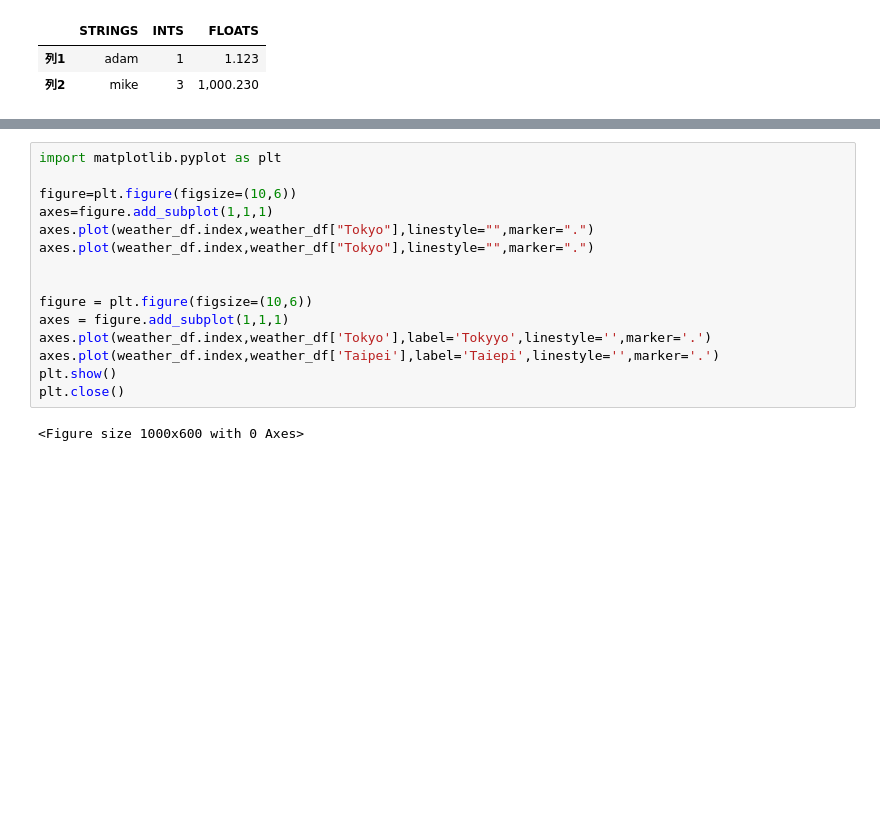
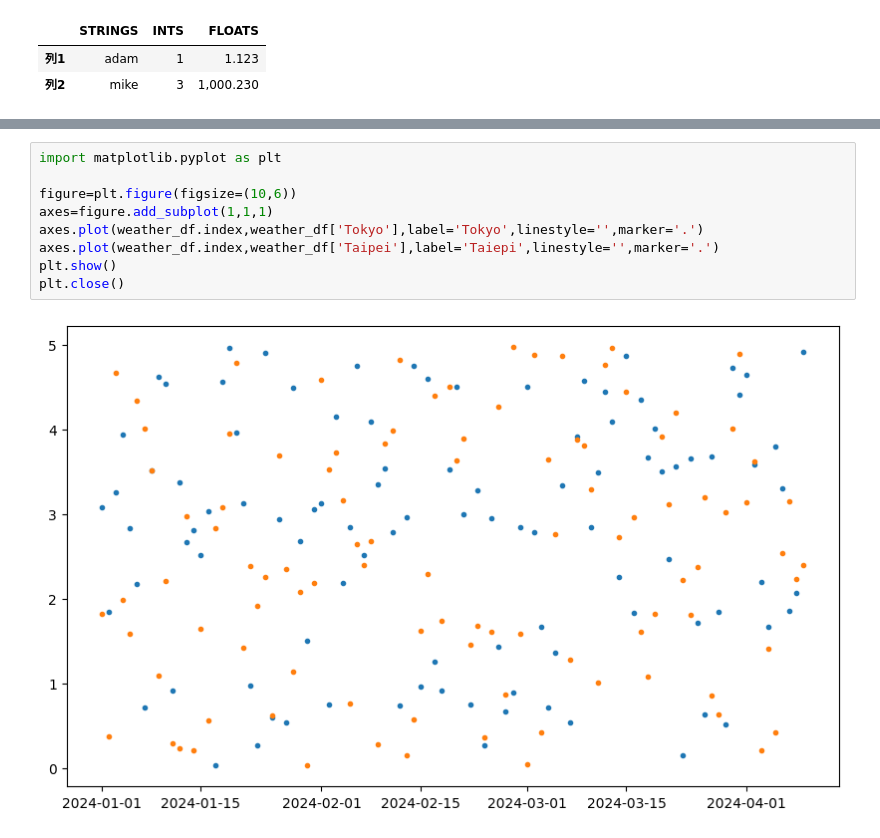
Before and after one commit to hsiulin529/20250501, a Jupyter notebook: lesson17/lesson17_1.ipynb, the cells around one changed output, grey strips where cells are left out. Cells and saved outputs as stored; diff of their text form; blank space fills up the shorter version.

```diff
--- a/lesson17/lesson17_1.ipynb
+++ b/lesson17/lesson17_1.ipynb
@@ -57,17 +57,11 @@ weather_df.loc["2024"]
 # %%
 import matplotlib.pyplot as plt
 
 figure=plt.figure(figsize=(10,6))
 axes=figure.add_subplot(1,1,1)
-axes.plot(weather_df.index,weather_df["Tokyo"],linestyle="",marker=".")
-axes.plot(weather_df.index,weather_df["Tokyo"],linestyle="",marker=".")
-
-
-figure = plt.figure(figsize=(10,6))
-axes = figure.add_subplot(1,1,1)
-axes.plot(weather_df.index,weather_df['Tokyo'],label='Tokyyo',linestyle='',marker='.')
+axes.plot(weather_df.index,weather_df['Tokyo'],label='Tokyo',linestyle='',marker='.')
 axes.plot(weather_df.index,weather_df['Taipei'],label='Taiepi',linestyle='',marker='.')
 plt.show()
 plt.close()
 # %% [output]
-<Figure size 1000x600 with 0 Axes>
+[figure, added]
```
Also changed, not shown: parts of 5 cells of this notebook, 1 other file.
